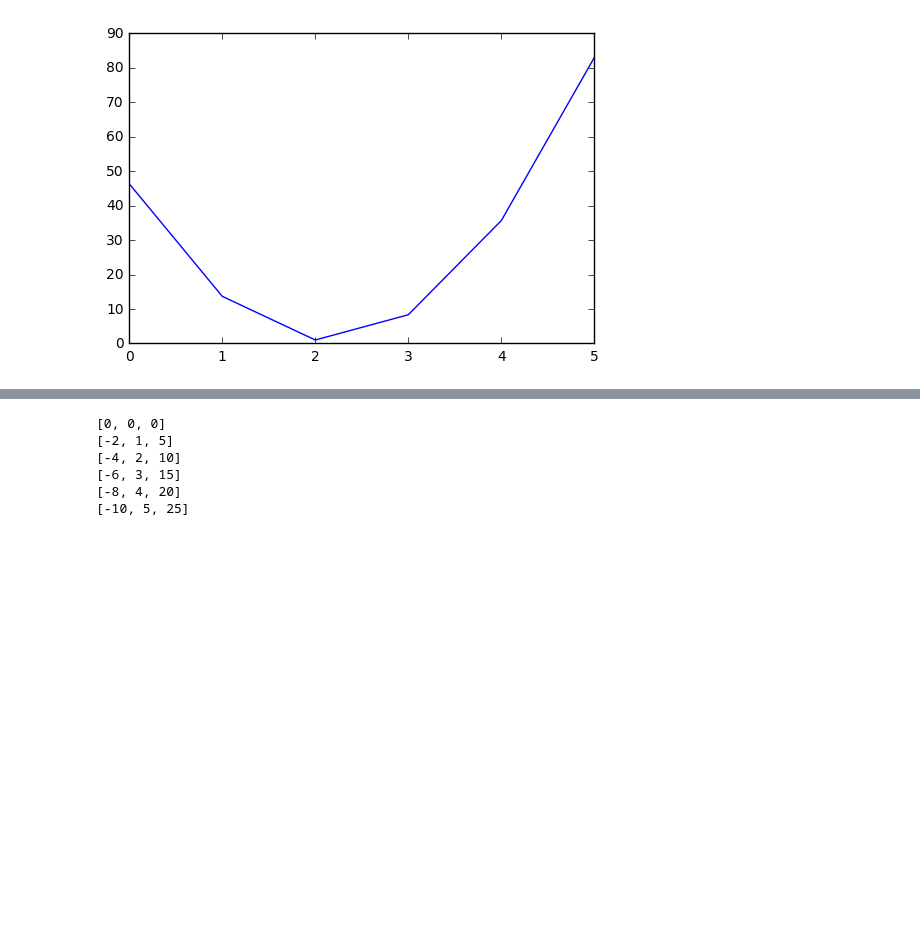
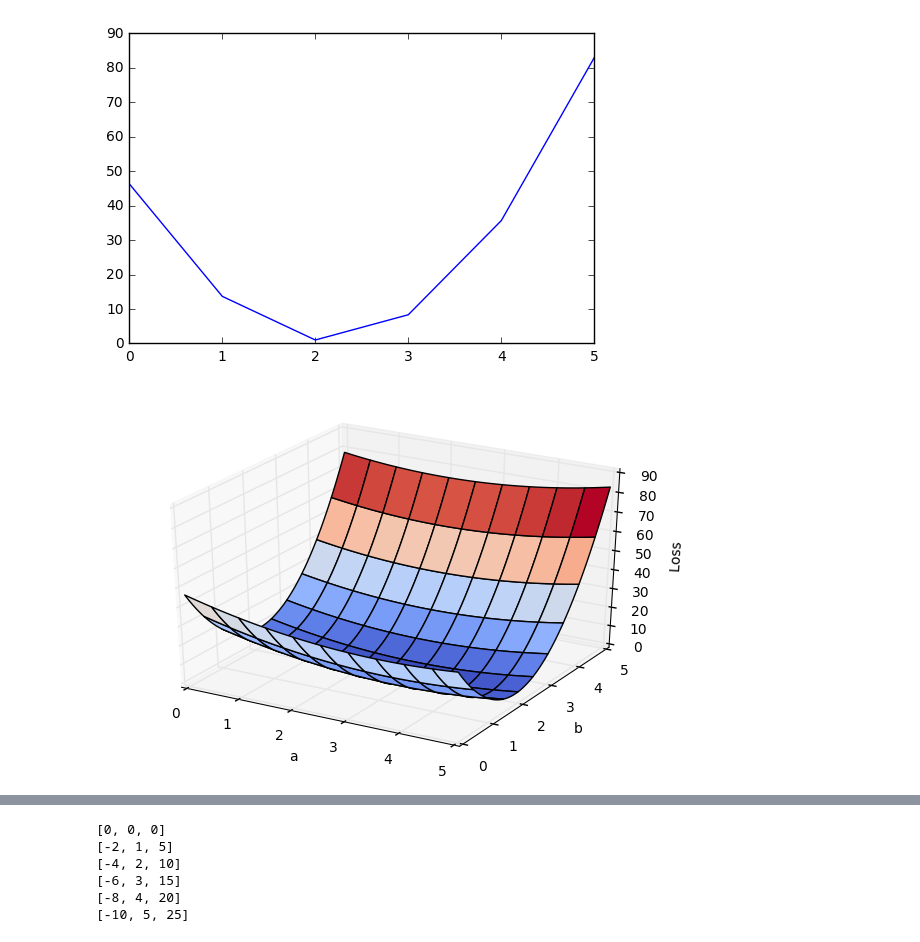
Before and after one commit to jarmop/learning, a Jupyter notebook: machine-learning.ipynb, the cells around one changed output, grey strips where cells are left out. Cells and saved outputs as stored; diff of their text form; code cells hidden in the pictures; blank space fills up the shorter version.

Commit message:
Intro to machine learning: Added 3D plots.

```diff
--- a/machine-learning.ipynb
+++ b/machine-learning.ipynb
@@ -72,3 +72,46 @@ plt.show()
 # %% [output]
 46.3333333333
 [figure]
+# %%
+#Plot 3D
+from mpl_toolkits.mplot3d import Axes3D
+from matplotlib import cm
+
+fig = plt.figure()
+ax = fig.gca(projection='3d')
+
+stepsA = 100
+stepsB = 100
+surfA = np.linspace(0, 5, stepsA)
+surfB = np.linspace(0, 5, stepsB)
+
+# create 2D arrays
+surfA, surfB = np.meshgrid(surfA, surfB)
+
+surfL = np.zeros((stepsA, stepsB))
+
+machine = Machine()
+for i in range(0, stepsA):
+    for j in range(0, stepsB):
+        machine.a = surfA[i][j]
+        machine.b = surfB[i][j]
+        surfL[i][j] = loss(training_set)
+        #surfZ[i][j] = computeCost(X,y,[[surfX[i][j]],[surfY[i][j]]], m)
+
+ax.plot_surface(surfA, surfB, surfL, cmap=cm.coolwarm)
+
+# Adjust camera angle
+#ax.view_init(azim=-40)
+
+ax.set_xlabel('a')
+ax.set_ylabel('b')
+# Cost label must have extra space in the end because otherwise matplotlib
+# thinks it can fit horizontally but it can't
+ax.set_zlabel('Loss ')
+
+# Make sure labels don't ge cut off
+plt.tight_layout()
+
+plt.show()
+# %% [output]
+[figure, added]
```
Also changed, not shown: parts of 2 cells of this notebook, 2 other files.
